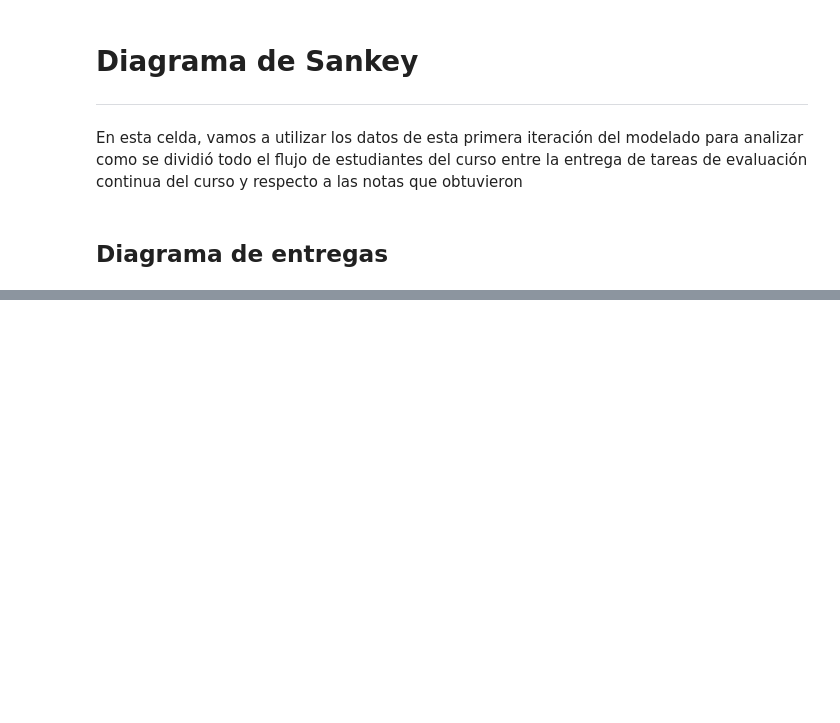
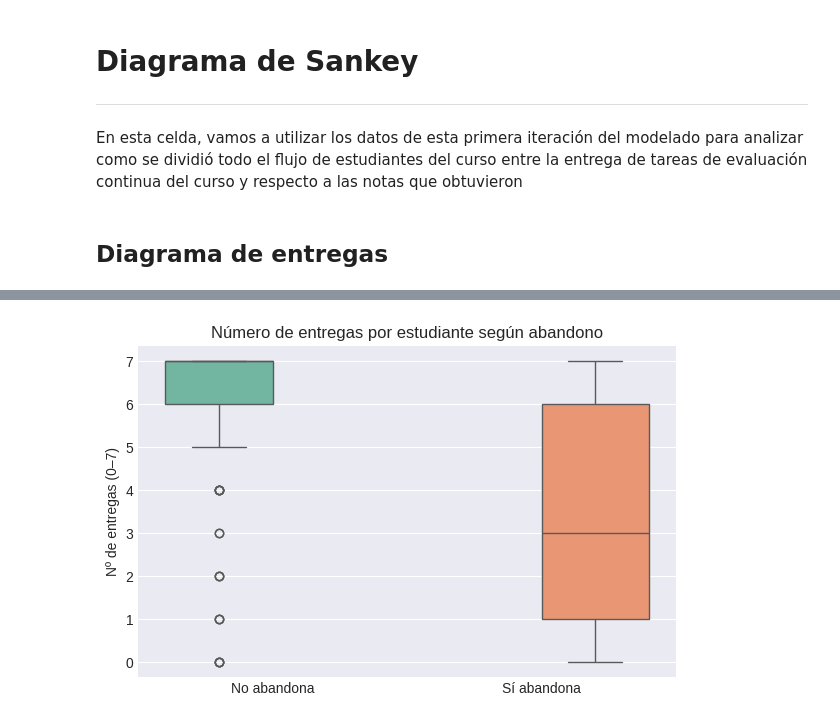
Before and after one commit to Cmanzano03/TFG_cmi_Moodle, a Jupyter notebook: notebooks/EDA/sankey_diagram.ipynb, the cells around one changed output, grey strips where cells are left out. Cells and saved outputs as stored; diff of their text form; code cells hidden in the pictures; blank space fills up the shorter version.

```diff
--- a/notebooks/EDA/sankey_diagram.ipynb
+++ b/notebooks/EDA/sankey_diagram.ipynb
@@ -116,0 +263,26 @@ plot_sankey(labels, src, tgt, val, link_colors,
+# %%
+import seaborn as sns
+
+NEW_PATH = "/home/carlos/Documentos/TFG/spark-workspace/data/datasets/dataset_1.1.parquet"
+
+df_new = pd.read_parquet(NEW_PATH)
+display(df_new.head())
+
+# Visualizar distribución de entregas por clase
+plt.figure(figsize=(6, 4))
+sns.boxplot(
+    data=df_new,
+    x='abandona',             # ← necesario para etiquetas
+    y='num_entregas',
+    hue='abandona',
+    palette='Set2',
+    legend=False,
+    dodge=True
+)
+plt.title("Número de entregas por estudiante según abandono")
+plt.xlabel("")
+plt.ylabel("Nº de entregas (0–7)")
+plt.xticks(ticks=[0, 1], labels=["No abandona", "Sí abandona"])  # ← etiquetas personalizadas
+plt.tight_layout()
+plt.show()
+# %% [output]
@@ -116,0 +295 @@ plot_sankey(labels, src, tgt, val, link_colors,
+[figure, added]
```
Also changed, not shown: parts of 4 cells of this notebook, 37 other files.
